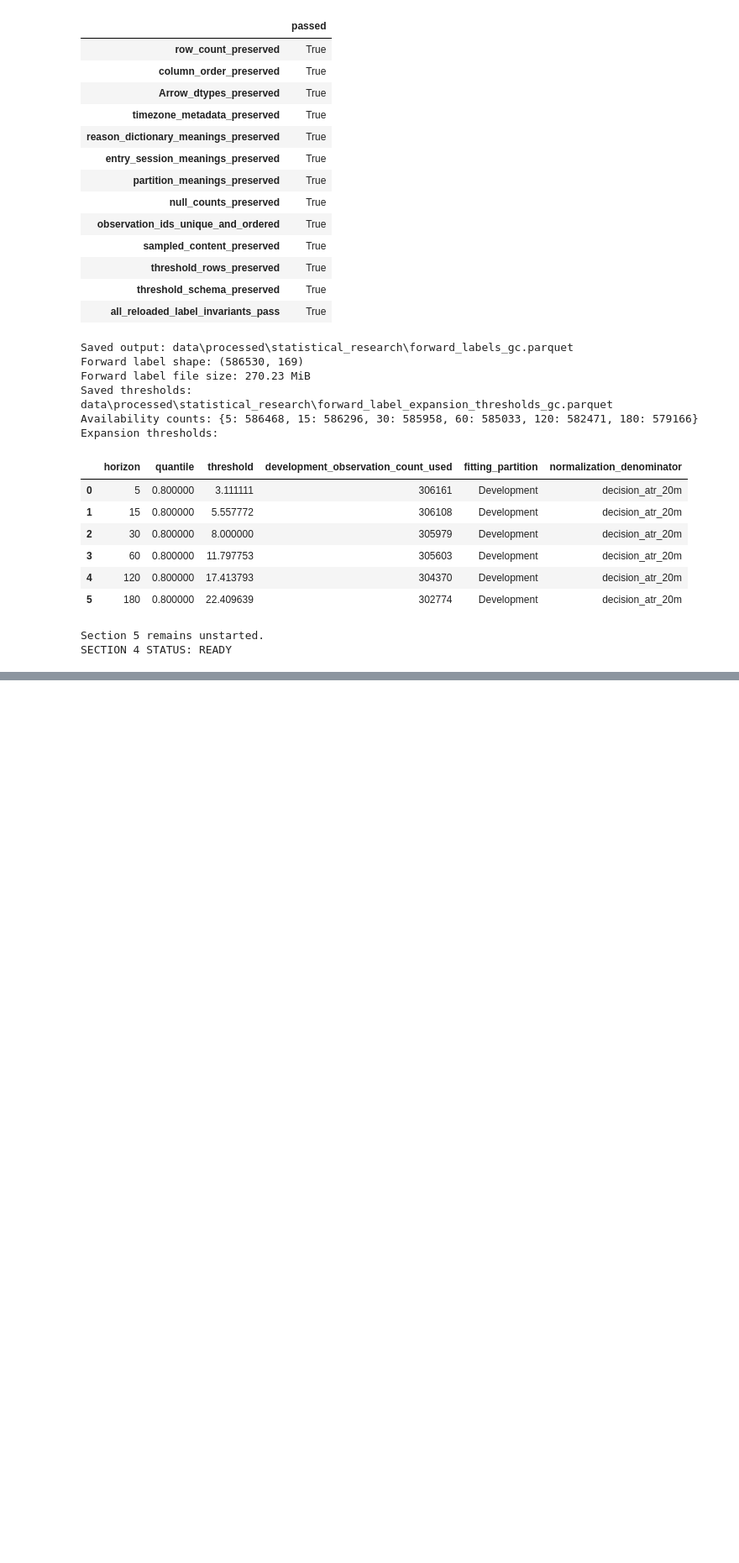
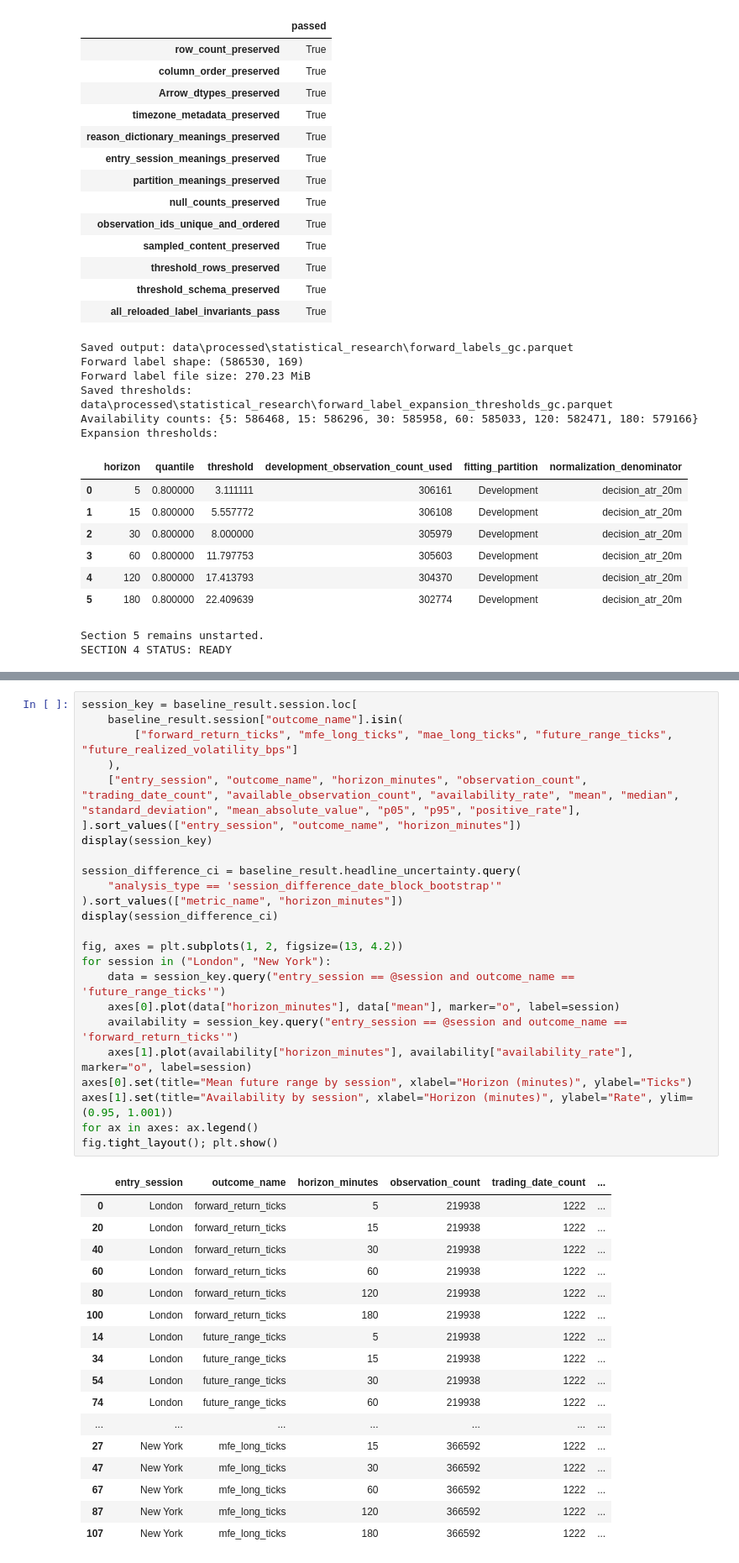
Before and after one commit to Abond1234/GC-1m-OHLCV-QUANTITATIVE-ANALYSIS, a Jupyter notebook: notebooks/exploration/statistical_feature_research.ipynb, the cells around one changed output, grey strips where cells are left out. Shown at 84% size. Saved outputs shown, nothing was run; the diff lists cells and outputs as text; blank space fills up the shorter version.

```diff
--- a/notebooks/exploration/statistical_feature_research.ipynb
+++ b/notebooks/exploration/statistical_feature_research.ipynb
@@ -1911,0 +2082,42 @@ SECTION 4 STATUS: READY
+# %%
+session_key = baseline_result.session.loc[
+    baseline_result.session["outcome_name"].isin(
+        ["forward_return_ticks", "mfe_long_ticks", "mae_long_ticks", "future_range_ticks", "future_realized_volatility_bps"]
+    ),
+    ["entry_session", "outcome_name", "horizon_minutes", "observation_count", "trading_date_count", "available_observation_count", "availability_rate", "mean", "median", "standard_deviation", "mean_absolute_value", "p05", "p95", "positive_rate"],
+].sort_values(["entry_session", "outcome_name", "horizon_minutes"])
+display(session_key)
+
+session_difference_ci = baseline_result.headline_uncertainty.query(
+    "analysis_type == 'session_difference_date_block_bootstrap'"
+).sort_values(["metric_name", "horizon_minutes"])
+display(session_difference_ci)
+
+fig, axes = plt.subplots(1, 2, figsize=(13, 4.2))
+for session in ("London", "New York"):
+    data = session_key.query("entry_session == @session and outcome_name == 'future_range_ticks'")
+    axes[0].plot(data["horizon_minutes"], data["mean"], marker="o", label=session)
+    availability = session_key.query("entry_session == @session and outcome_name == 'forward_return_ticks'")
+    axes[1].plot(availability["horizon_minutes"], availability["availability_rate"], marker="o", label=session)
+axes[0].set(title="Mean future range by session", xlabel="Horizon (minutes)", ylabel="Ticks")
+axes[1].set(title="Availability by session", xlabel="Horizon (minutes)", ylabel="Rate", ylim=(0.95, 1.001))
+for ax in axes: ax.legend()
+fig.tight_layout(); plt.show()
+# %% [output]
+|  | entry_session | outcome_name | horizon_minutes | observation_count | trading_date_count | ... |
+| 0 | London | forward_return_ticks | 5 | 219938 | 1222 | ... |
+| 20 | London | forward_return_ticks | 15 | 219938 | 1222 | ... |
+| 40 | London | forward_return_ticks | 30 | 219938 | 1222 | ... |
+| 60 | London | forward_return_ticks | 60 | 219938 | 1222 | ... |
+| 80 | London | forward_return_ticks | 120 | 219938 | 1222 | ... |
+| 100 | London | forward_return_ticks | 180 | 219938 | 1222 | ... |
+| 14 | London | future_range_ticks | 5 | 219938 | 1222 | ... |
+| 34 | London | future_range_ticks | 15 | 219938 | 1222 | ... |
+| 54 | London | future_range_ticks | 30 | 219938 | 1222 | ... |
+| 74 | London | future_range_ticks | 60 | 219938 | 1222 | ... |
+| ... | ... | ... | ... | ... | ... | ... |
+| 27 | New York | mfe_long_ticks | 15 | 366592 | 1222 | ... |
+| 47 | New York | mfe_long_ticks | 30 | 366592 | 1222 | ... |
+| 67 | New York | mfe_long_ticks | 60 | 366592 | 1222 | ... |
+| 87 | New York | mfe_long_ticks | 120 | 366592 | 1222 | ... |
+| 107 | New York | mfe_long_ticks | 180 | 366592 | 1222 | ... |
```
Also changed, not shown: parts of 30 cells of this notebook, 8 other files.
